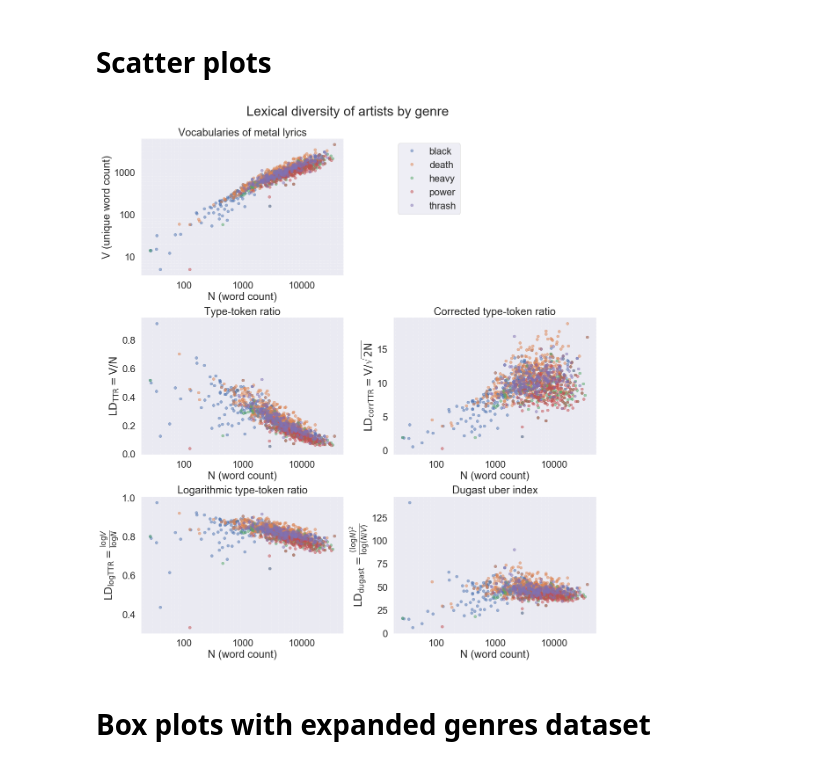
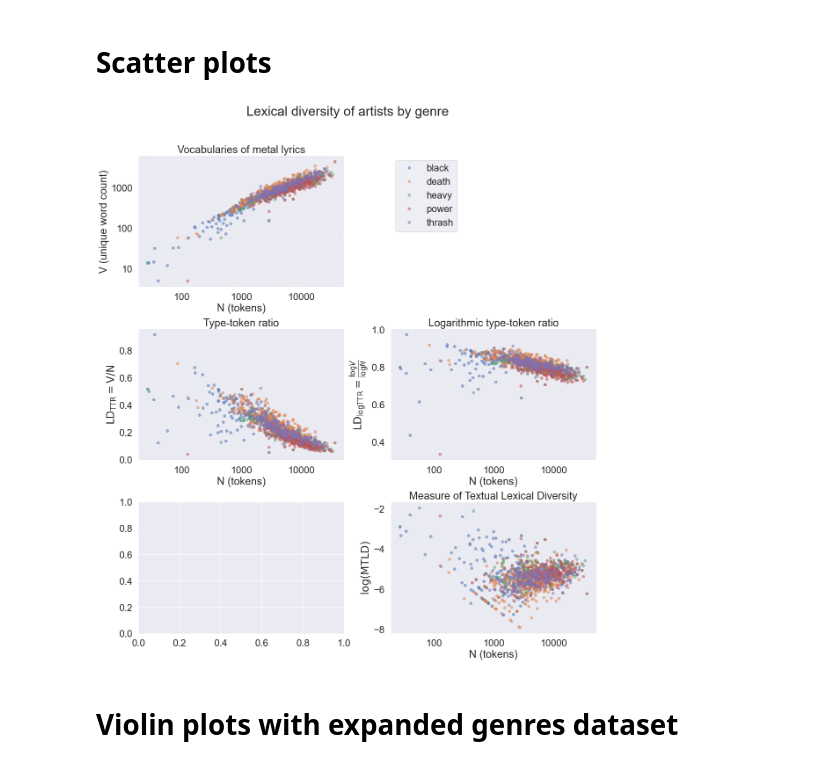
Before and after one commit to pdqnguyen/metallyrics, a Jupyter notebook: lyrics2.ipynb, the cells around one changed output. Cells and saved outputs as stored; diff of their text form; code cells hidden in the pictures.

```diff
--- a/lyrics2.ipynb
+++ b/lyrics2.ipynb
@@ -67,9 +155,9 @@ def get_lexical_diversity(data):
     data['TTR'] = V / N
     data['rootTTR'] = V / np.sqrt(N)
     data['logTTR'] = np.log(V) / np.log(N)
-    data['corrTTR'] = V / np.sqrt(2 * N)
-    data['dugast'] = (np.log(N))**2 / (np.log(N) - np.log(V))
-    return data
+    data['mtld'] = data.words.apply(MTLD, threshold=0.5)
+    data['logmtld'] = np.log(data['mtld'])
+    return data[data.N > 0]
 # %%
 df = pd.read_csv('songs-10pct.csv')
 df_bands = get_bands(df)
@@ -247,7 +297,7 @@ def lexical_diversity_scatterplot(col, ax):
     for genre in genres:
         subset = df_bands[df_bands[genre] > 0]
         ax.plot(subset['N'], subset[col], 'o', markeredgewidth=1, alpha=0.5, label=genre)
-    ax.set_xlabel("N (word count)")
+    ax.set_xlabel("N (tokens)")
     ax.grid(axis='both', which='major')
     ax.grid(axis='both', which='minor', ls=':', alpha=0.6)
     return
@@ -267,47 +317,41 @@ ax.set_ylabel("V (unique word count)")
 
 ax = axes[1]
 ax.axis('off')
 for genre in genres:
     ax.plot([], [], 'o', markeredgewidth=1, alpha=0.5, label=genre)
 ax.legend(frameon=True, loc='upper left')
 
 ax = axes[2]
 lexical_diversity_scatterplot('TTR', ax)
 ax.set_xscale('log')
 for axis in [ax.xaxis, ax.yaxis]:
     axis.set_major_formatter(ScalarFormatter())
 ax.set_title("Type-token ratio")
 ax.set_ylabel("$\mathrm{LD_{TTR} = V/N}$")
 
 ax = axes[3]
-lexical_diversity_scatterplot('corrTTR', ax)
-ax.set_xscale('log')
-for axis in [ax.xaxis, ax.yaxis]:
-    axis.set_major_formatter(ScalarFormatter())
-ax.set_title("Corrected type-token ratio")
-ax.set_ylabel("$\mathrm{LD_{corrTTR} = V/\sqrt{2N}}$")
-
-ax = axes[4]
 lexical_diversity_scatterplot('logTTR', ax)
 ax.set_xscale('log')
 for axis in [ax.xaxis, ax.yaxis]:
     axis.set_major_formatter(ScalarFormatter())
 ax.set_title("Logarithmic type-token ratio")
 ax.set_ylabel(r"$\mathrm{LD_{logTTR}} = \frac{\log V}{\log N}$")
 
+ax = axes[4]
+
 ax = axes[5]
-lexical_diversity_scatterplot('dugast', ax)
+lexical_diversity_scatterplot('logmtld', ax)
 ax.set_xscale('log')
 for axis in [ax.xaxis, ax.yaxis]:
     axis.set_major_formatter(ScalarFormatter())
-ax.set_title("Dugast uber index")
-ax.set_ylabel(r"$\mathrm{LD_{dugast}} = \frac{(\log N)^2}{\log(N/V)}$")
+ax.set_title("Measure of Textual Lexical Diversity")
+ax.set_ylabel(r"$\log(\mathrm{MTLD})$")
 
 fig.tight_layout(rect=[0, 0, 1, 0.95])
 # %% [output]
-[figure, old version]
+[figure, new version]
 # %% [markdown]
-# Box plots with expanded genres dataset
+# Violin plots with expanded genres dataset
 # %%
 df_exp = pd.read_csv('songs-1pct.csv')
 df_exp_bands = get_bands(df_exp)
```
Also changed, not shown: parts of 16 cells of this notebook.
